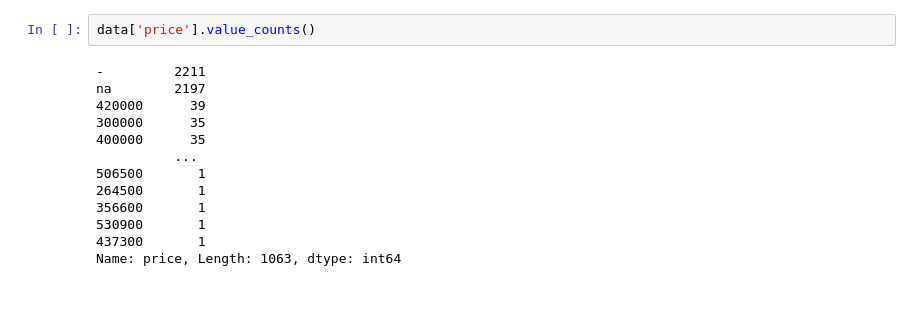
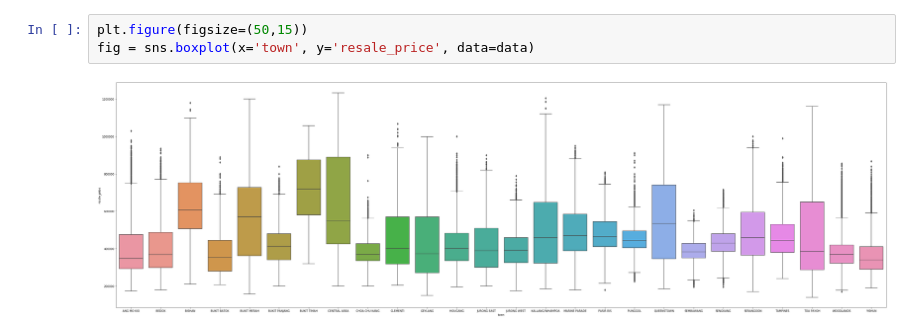
Before and after one commit to y4nrui/data-mining, a Jupyter notebook: eda.ipynb, the cells around one changed output. Saved outputs shown, nothing was run; the diff lists cells and outputs as text; blank space fills up the shorter version.

```diff
--- a/eda.ipynb
+++ b/eda.ipynb
@@ -78,15 +187,5 @@ Name: flat_type, dtype: int64
-# %%
-data['price'].value_counts()
-# %% [output]
--         2211
-na        2197
-420000      39
-300000      35
-400000      35
-          ...
-506500       1
-264500       1
-356600       1
-530900       1
-437300       1
-Name: price, Length: 1063, dtype: int64
+# %%
+plt.figure(figsize=(50,15))
+fig = sns.boxplot(x='town', y='resale_price', data=data)
+# %% [output]
+[figure, added]
```
Also changed, not shown: parts of 19 cells of this notebook, 2 other files.
